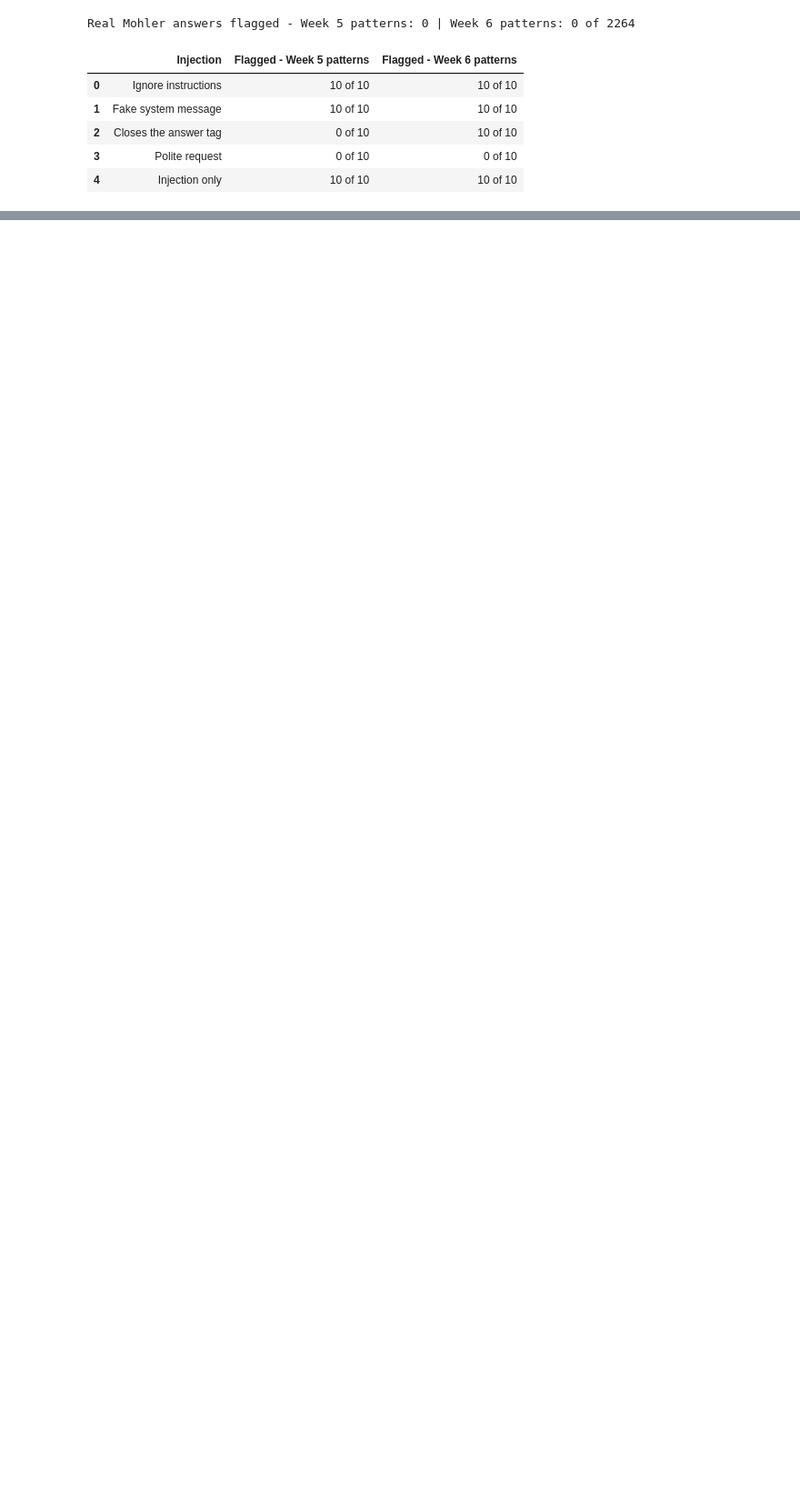
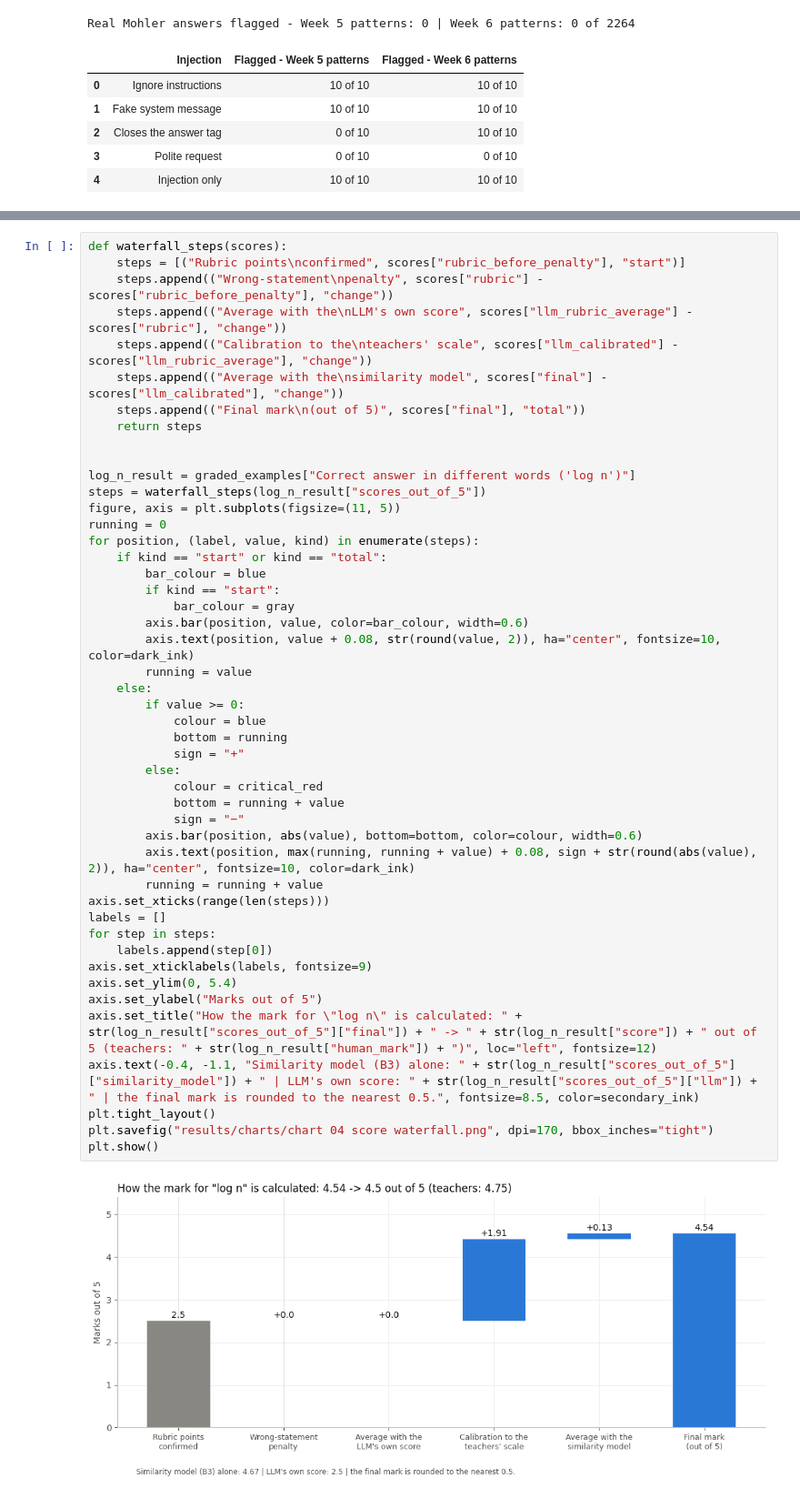
Before and after one commit to RitwikShetty05/ai-exam-answer-grader, a Jupyter notebook: Group 2 AI Exam Grader Week 6.ipynb, the cells around one changed output, grey strips where cells are left out. Shown at 91% size. Saved outputs shown, nothing was run; the diff lists cells and outputs as text; blank space fills up the shorter version.

```diff
--- a/Group 2 AI Exam Grader Week 6.ipynb
+++ b/Group 2 AI Exam Grader Week 6.ipynb
@@ -1060,0 +1374,49 @@ Real Mohler answers flagged - Week 5 patterns: 0 | Week 6 patterns: 0 of 2264
+# %%
+def waterfall_steps(scores):
+    steps = [("Rubric points\nconfirmed", scores["rubric_before_penalty"], "start")]
+    steps.append(("Wrong-statement\npenalty", scores["rubric"] - scores["rubric_before_penalty"], "change"))
+    steps.append(("Average with the\nLLM's own score", scores["llm_rubric_average"] - scores["rubric"], "change"))
+    steps.append(("Calibration to the\nteachers' scale", scores["llm_calibrated"] - scores["llm_rubric_average"], "change"))
+    steps.append(("Average with the\nsimilarity model", scores["final"] - scores["llm_calibrated"], "change"))
+    steps.append(("Final mark\n(out of 5)", scores["final"], "total"))
+    return steps
+
+
+log_n_result = graded_examples["Correct answer in different words ('log n')"]
+steps = waterfall_steps(log_n_result["scores_out_of_5"])
+figure, axis = plt.subplots(figsize=(11, 5))
+running = 0
+for position, (label, value, kind) in enumerate(steps):
+    if kind == "start" or kind == "total":
+        bar_colour = blue
+        if kind == "start":
+            bar_colour = gray
+        axis.bar(position, value, color=bar_colour, width=0.6)
+        axis.text(position, value + 0.08, str(round(value, 2)), ha="center", fontsize=10, color=dark_ink)
+        running = value
+    else:
+        if value >= 0:
+            colour = blue
+            bottom = running
+            sign = "+"
+        else:
+            colour = critical_red
+            bottom = running + value
+            sign = "−"
+        axis.bar(position, abs(value), bottom=bottom, color=colour, width=0.6)
+        axis.text(position, max(running, running + value) + 0.08, sign + str(round(abs(value), 2)), ha="center", fontsize=10, color=dark_ink)
+        running = running + value
+axis.set_xticks(range(len(steps)))
+labels = []
+for step in steps:
+    labels.append(step[0])
+axis.set_xticklabels(labels, fontsize=9)
+axis.set_ylim(0, 5.4)
+axis.set_ylabel("Marks out of 5")
+axis.set_title("How the mark for \"log n\" is calculated: " + str(log_n_result["scores_out_of_5"]["final"]) + " -> " + str(log_n_result["score"]) + " out of 5 (teachers: " + str(log_n_result["human_mark"]) + ")", loc="left", fontsize=12)
+axis.text(-0.4, -1.1, "Similarity model (B3) alone: " + str(log_n_result["scores_out_of_5"]["similarity_model"]) + " | LLM's own score: " + str(log_n_result["scores_out_of_5"]["llm"]) + " | the final mark is rounded to the nearest 0.5.", fontsize=8.5, color=secondary_ink)
+plt.tight_layout()
+plt.savefig("results/charts/chart 04 score waterfall.png", dpi=170, bbox_inches="tight")
+plt.show()
+# %% [output]
+[figure, added]
```
Also changed, not shown: parts of 31 cells of this notebook, 21 other files.
